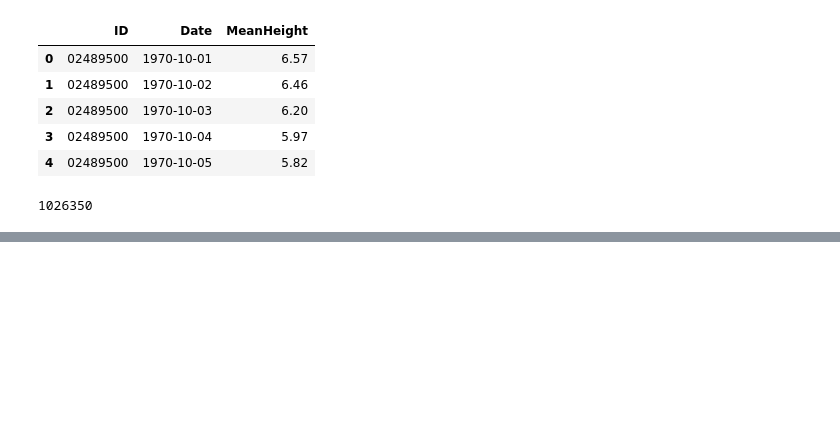
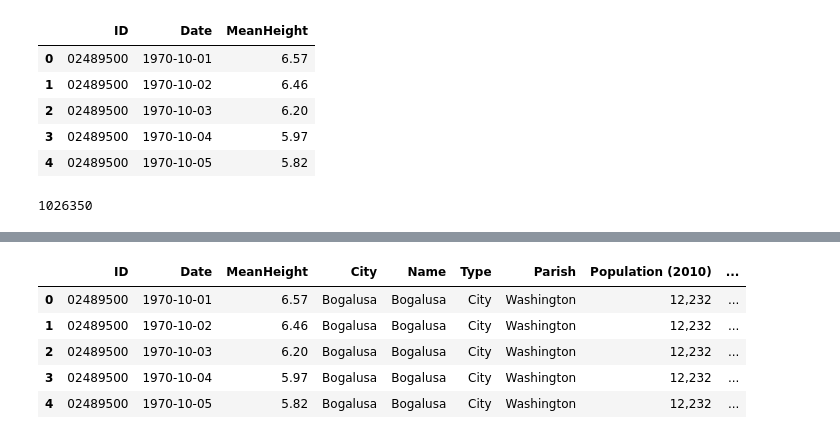
Before and after one commit to jentiger82/DataScienceIntensive, a Jupyter notebook: LA_SevereWeather_Capstone.ipynb, the cells around one changed output, grey strips where cells are left out. Saved outputs shown, nothing was run; the diff lists cells and outputs as text; code cells hidden in the pictures; blank space fills up the shorter version.

```diff
--- a/LA_SevereWeather_Capstone.ipynb
+++ b/LA_SevereWeather_Capstone.ipynb
@@ -64,0 +76,5 @@ print len(gageMH.index)
+# %%
+#convert Date variable from string to datetime:
+time = pd.to_datetime(gageMH.Date,infer_datetime_format=True) #(gageMH.Date, '%Y-%M-%d')
+gageMH.Date = time
+gageMH.Date.iloc[1]
@@ -64,0 +83,3 @@ print len(gageMH.index)
+# %%
+la_towns = pd.read_csv("161103_Louisiana_Cities_Parish.csv",header=0)
+la_towns.head()
@@ -64,0 +93,3 @@ print len(gageMH.index)
+# %%
+gageInfo = pd.merge(gageMH,gages,on="ID")
+gageInfo.head()
@@ -64,0 +103,10 @@ print len(gageMH.index)
+# %%
+la_gage_data = pd.merge(gageInfo,la_towns,left_on="City",right_on="Name")
+la_gage_data.head()
+# %% [output]
+|  | ID | Date | MeanHeight | City | Name | Type | Parish | Population (2010) | ... |
+| 0 | 02489500 | 1970-10-01 | 6.57 | Bogalusa | Bogalusa | City | Washington | 12,232 | ... |
+| 1 | 02489500 | 1970-10-02 | 6.46 | Bogalusa | Bogalusa | City | Washington | 12,232 | ... |
+| 2 | 02489500 | 1970-10-03 | 6.20 | Bogalusa | Bogalusa | City | Washington | 12,232 | ... |
+| 3 | 02489500 | 1970-10-04 | 5.97 | Bogalusa | Bogalusa | City | Washington | 12,232 | ... |
+| 4 | 02489500 | 1970-10-05 | 5.82 | Bogalusa | Bogalusa | City | Washington | 12,232 | ... |
```
Also changed, not shown: parts of 11 cells of this notebook.
